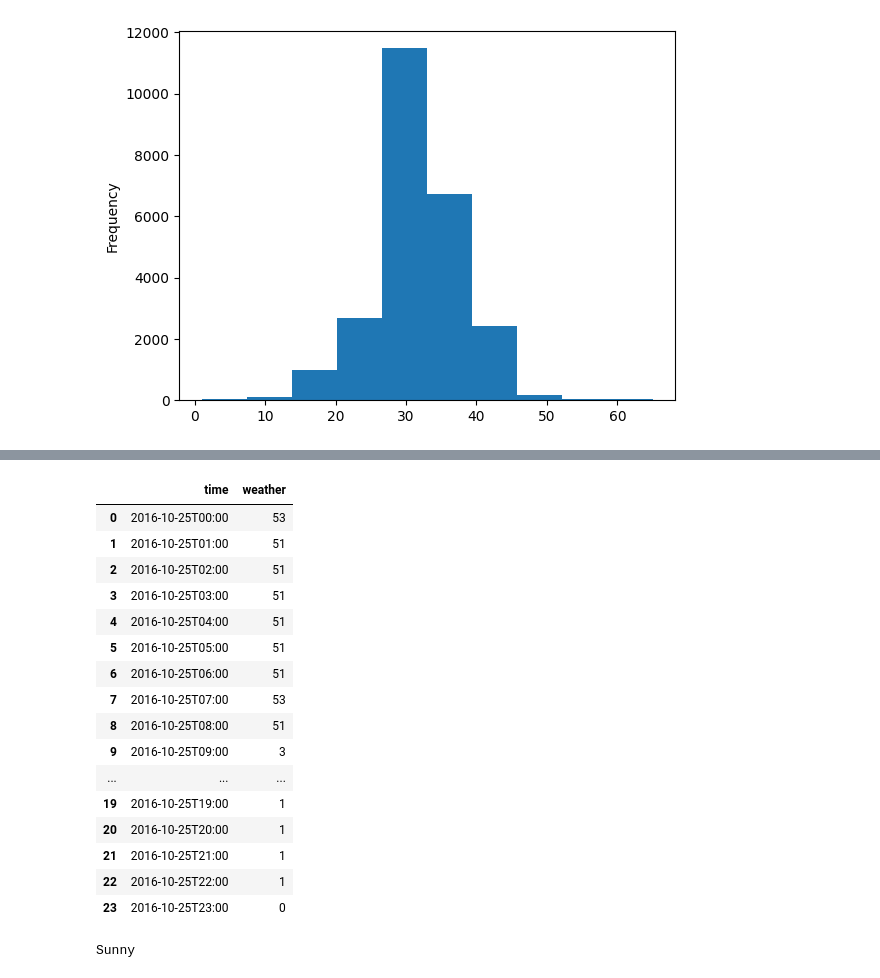
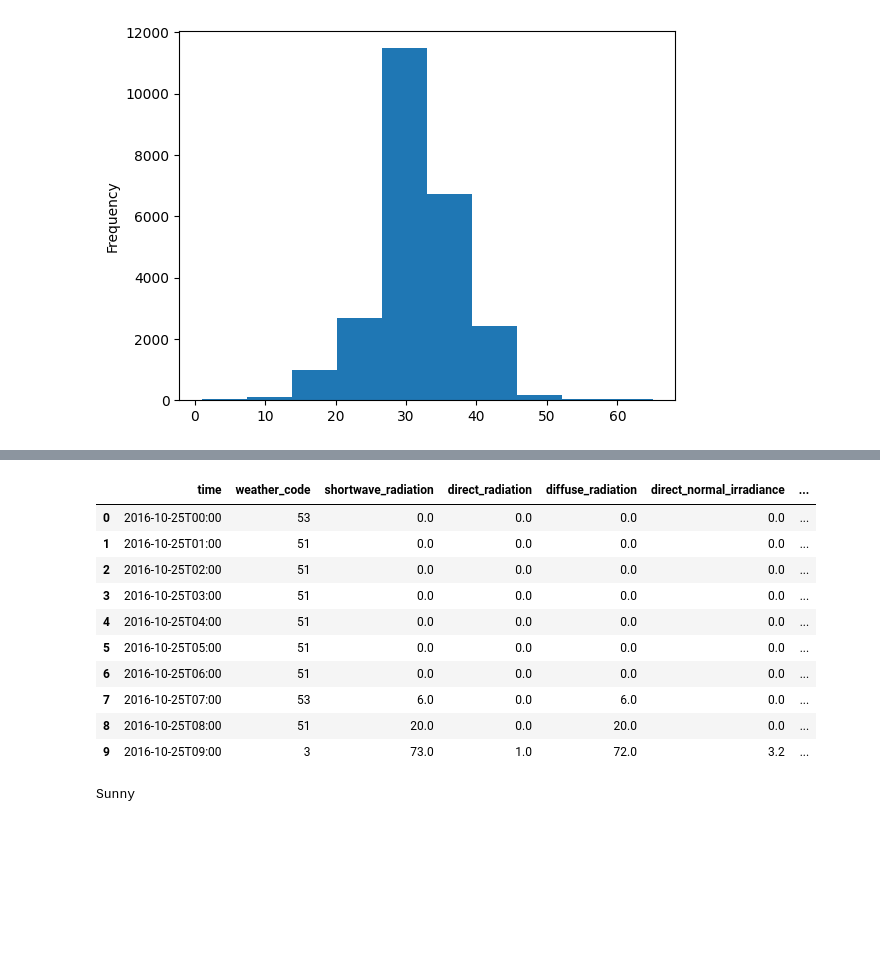
Before and after one commit to hramzan01/market, a Jupyter notebook: notebooks/supply_data.ipynb, the cells around one changed output, grey strips where cells are left out. Saved outputs shown, nothing was run; the diff lists cells and outputs as text; code cells hidden in the pictures; blank space fills up the shorter version.

```diff
--- a/notebooks/supply_data.ipynb
+++ b/notebooks/supply_data.ipynb
@@ -134,23 +125,21 @@ df
-# %%
-df
-# %% [output]
-|  | time | weather |
-| 0 | 2016-10-25T00:00 | 53 |
-| 1 | 2016-10-25T01:00 | 51 |
-| 2 | 2016-10-25T02:00 | 51 |
-| 3 | 2016-10-25T03:00 | 51 |
-| 4 | 2016-10-25T04:00 | 51 |
-| 5 | 2016-10-25T05:00 | 51 |
-| 6 | 2016-10-25T06:00 | 51 |
-| 7 | 2016-10-25T07:00 | 53 |
-| 8 | 2016-10-25T08:00 | 51 |
-| 9 | 2016-10-25T09:00 | 3 |
-| ... | ... | ... |
-| 19 | 2016-10-25T19:00 | 1 |
-| 20 | 2016-10-25T20:00 | 1 |
-| 21 | 2016-10-25T21:00 | 1 |
-| 22 | 2016-10-25T22:00 | 1 |
-| 23 | 2016-10-25T23:00 | 0 |
+# %%
+# looping through hourly params and appending to df
+for param in params['hourly']:
+    df[param] = responses['hourly'][param]
+
+df.head(10)
+# %% [output]
+|  | time | weather_code | shortwave_radiation | direct_radiation | diffuse_radiation | direct_normal_irradiance | ... |
+| 0 | 2016-10-25T00:00 | 53 | 0.0 | 0.0 | 0.0 | 0.0 | ... |
+| 1 | 2016-10-25T01:00 | 51 | 0.0 | 0.0 | 0.0 | 0.0 | ... |
+| 2 | 2016-10-25T02:00 | 51 | 0.0 | 0.0 | 0.0 | 0.0 | ... |
+| 3 | 2016-10-25T03:00 | 51 | 0.0 | 0.0 | 0.0 | 0.0 | ... |
+| 4 | 2016-10-25T04:00 | 51 | 0.0 | 0.0 | 0.0 | 0.0 | ... |
+| 5 | 2016-10-25T05:00 | 51 | 0.0 | 0.0 | 0.0 | 0.0 | ... |
+| 6 | 2016-10-25T06:00 | 51 | 0.0 | 0.0 | 0.0 | 0.0 | ... |
+| 7 | 2016-10-25T07:00 | 53 | 6.0 | 0.0 | 6.0 | 0.0 | ... |
+| 8 | 2016-10-25T08:00 | 51 | 20.0 | 0.0 | 20.0 | 0.0 | ... |
+| 9 | 2016-10-25T09:00 | 3 | 73.0 | 1.0 | 72.0 | 3.2 | ... |
 # %%
 # Get definitiion for weather WMO codes
 from IPython.display import Image
```
Also changed, not shown: parts of 4 cells of this notebook.
